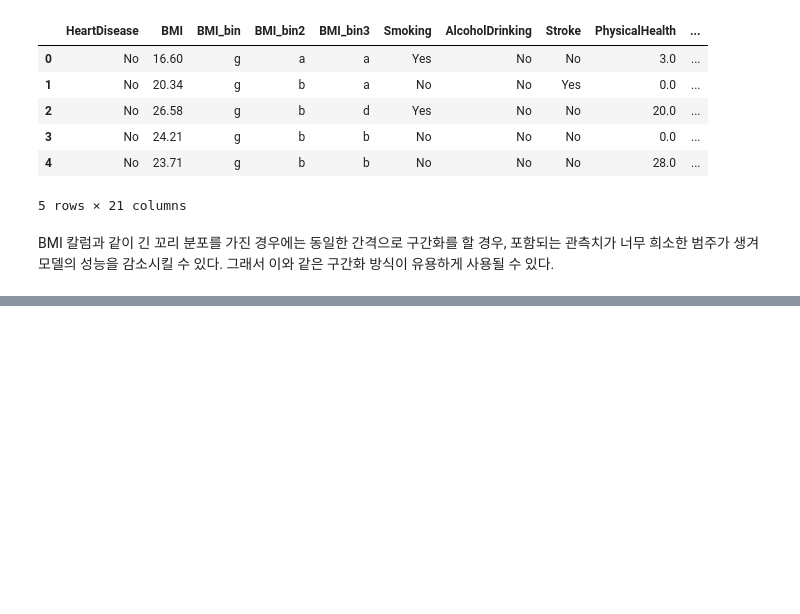
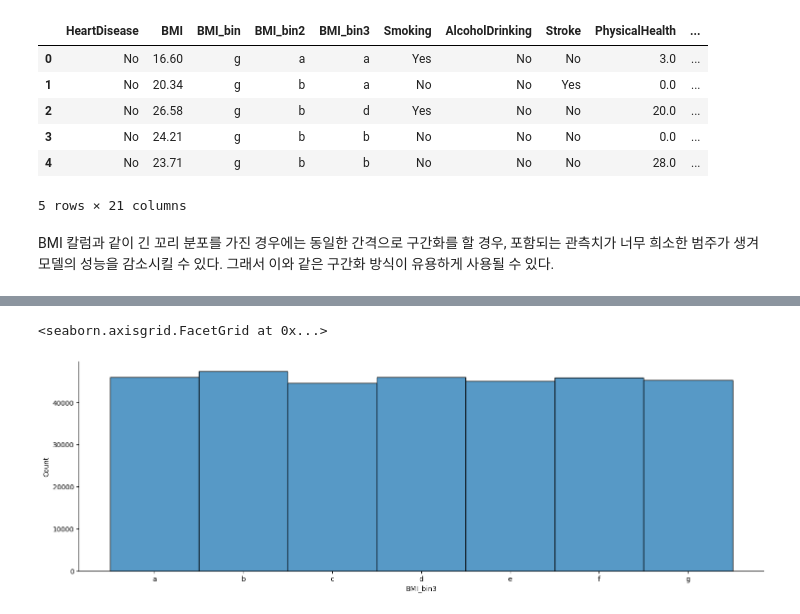
Before and after one commit to hyeming-king/data-anaylst-allthings, a Jupyter notebook: 11_데이터전처리.ipynb, the cells around one changed output, grey strips where cells are left out. Saved outputs shown, nothing was run; the diff lists cells and outputs as text; code cells hidden in the pictures; blank space fills up the shorter version.

```diff
--- a/11_데이터전처리.ipynb
+++ b/11_데이터전처리.ipynb
@@ -566,0 +603,7 @@ BMI 칼럼과 같이 긴 꼬리 분포를 가진 경우에는 동일한 간격
+# %%
+# BMI 분포 시각화
+
+sns.displot(df1['BMI_bin3'], height = 5, aspect = 3)
+# %% [output]
+<seaborn.axisgrid.FacetGrid at 0x...>
+[figure, added]
```
Also changed, not shown: parts of 22 cells of this notebook, 1 other file.
